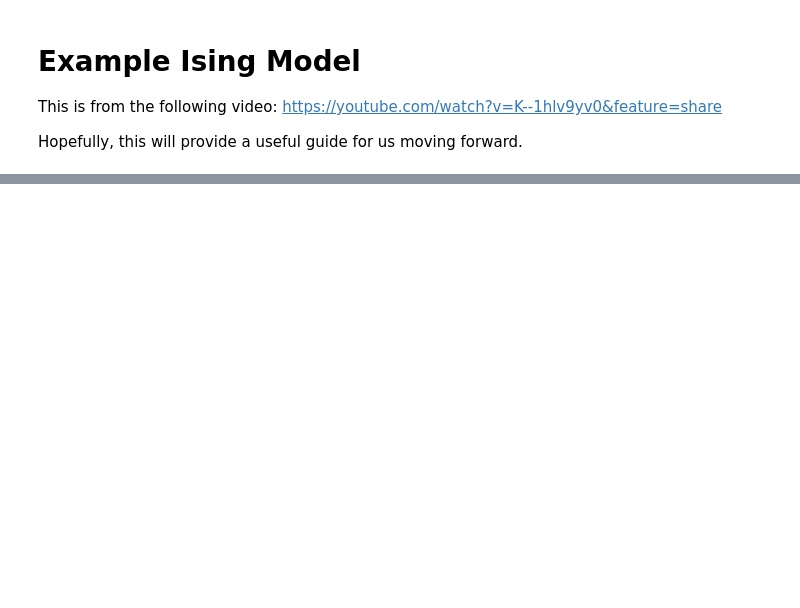
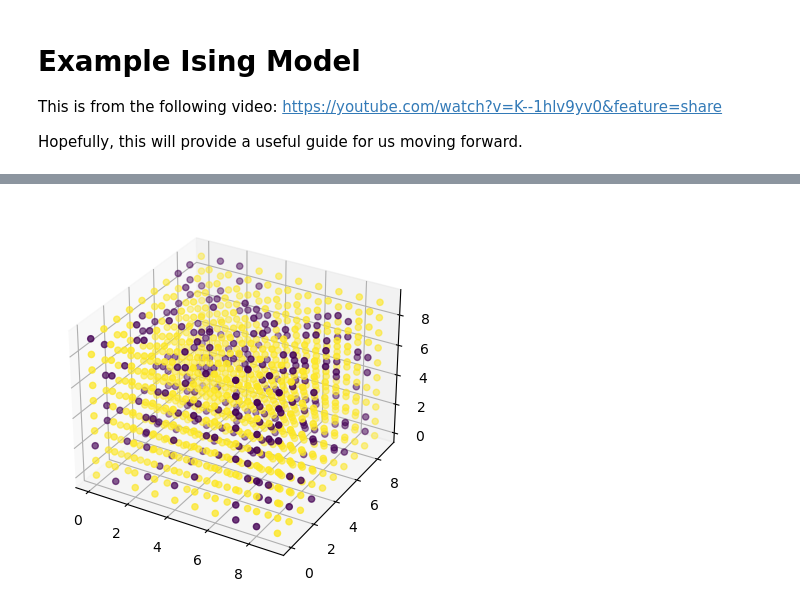
Before and after one commit to milesmamigonian/Ising-Model, a Jupyter notebook: example_ising.ipynb, the cells around one changed output, grey strips where cells are left out. Cells and saved outputs as stored; diff of their text form; code cells hidden in the pictures; blank space fills up the shorter version.

```diff
--- a/example_ising.ipynb
+++ b/example_ising.ipynb
@@ -45,0 +42,11 @@ lattice_n[init_random<0.75] = -1
+# %%
+# plot the initial state of lattice_p
+
+fig = plt.figure()
+ax = plt.axes(projection='3d')
+x, y, z = np.meshgrid(np.arange(lattice_p.shape[0]), np.arange(lattice_p.shape[1]), np.arange(lattice_p.shape[2]))
+ax.scatter(x.ravel(), y.ravel(), z.ravel(), c=lattice_p.ravel())
+
+plt.show()
+# %% [output]
+[figure, added]
```
Also changed, not shown: parts of 24 cells of this notebook.
